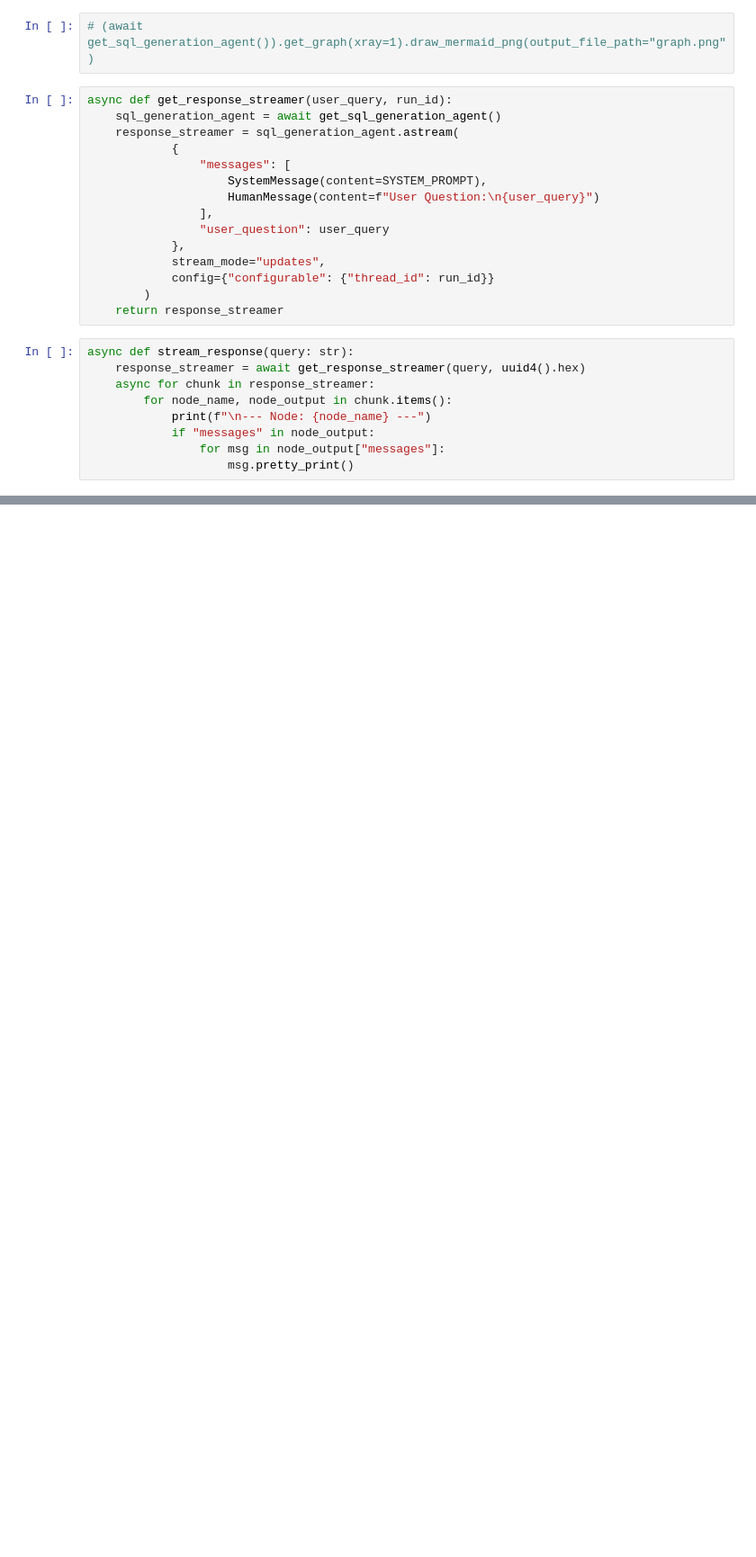
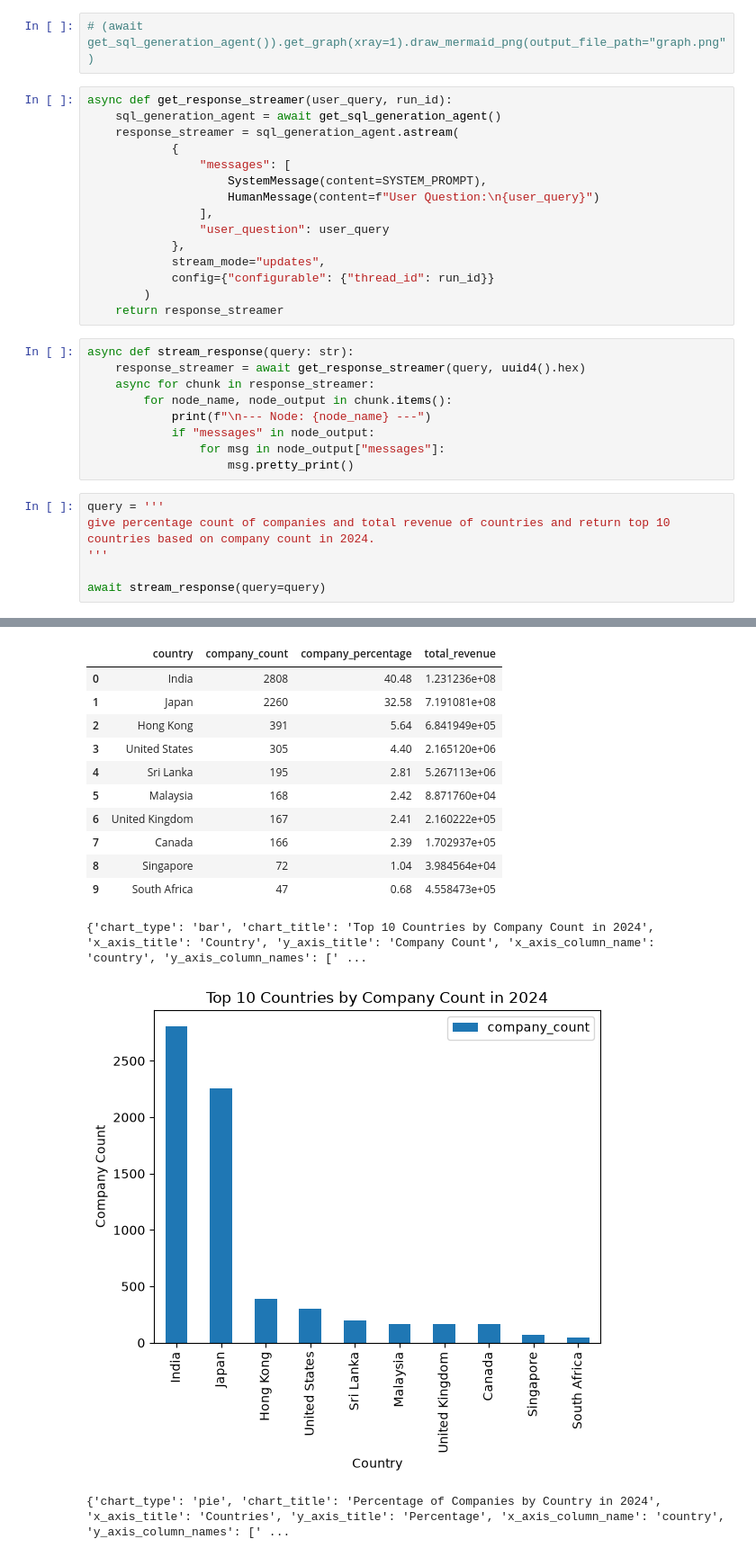
Before and after one commit to ksv-muralidhar/Agentic-AI, a Jupyter notebook: SQL_Agent/SQL_Agent_With_Charts.ipynb, the cells around one changed output, grey strips where cells are left out. Shown at 90% size. Drawn from its saved outputs; the diff is of its cells as text; blank space fills up the shorter version.

```diff
--- a/SQL_Agent/SQL_Agent_With_Charts.ipynb
+++ b/SQL_Agent/SQL_Agent_With_Charts.ipynb
@@ -649,3 +661,10 @@ async def stream_response(query: str):
             if "messages" in node_output:
                 for msg in node_output["messages"]:
                     msg.pretty_print()
+# %%
+query = '''
+give percentage count of companies and total revenue of countries and return top 10 countries based on company count in 2024.
+'''
+
+await stream_response(query=query)
+# %% [output]
@@ -651,0 +688,14 @@ async def stream_response(query: str):
+|  | country | company_count | company_percentage | total_revenue |
+| 0 | India | 2808 | 40.48 | 1.231236e+08 |
+| 1 | Japan | 2260 | 32.58 | 7.191081e+08 |
+| 2 | Hong Kong | 391 | 5.64 | 6.841949e+05 |
+| 3 | United States | 305 | 4.40 | 2.165120e+06 |
+| 4 | Sri Lanka | 195 | 2.81 | 5.267113e+06 |
+| 5 | Malaysia | 168 | 2.42 | 8.871760e+04 |
+| 6 | United Kingdom | 167 | 2.41 | 2.160222e+05 |
+| 7 | Canada | 166 | 2.39 | 1.702937e+05 |
+| 8 | Singapore | 72 | 1.04 | 3.984564e+04 |
+| 9 | South Africa | 47 | 0.68 | 4.558473e+05 |
+{'chart_type': 'bar', 'chart_title': 'Top 10 Countries by Company Count in 2024', 'x_axis_title': 'Country', 'y_axis_title': 'Company Count', 'x_axis_column_name': 'country', 'y_axis_column_names': [' ...
+[figure, added]
+{'chart_type': 'pie', 'chart_title': 'Percentage of Companies by Country in 2024', 'x_axis_title': 'Countries', 'y_axis_title': 'Percentage', 'x_axis_column_name': 'country', 'y_axis_column_names': [' ...
```
Also changed, not shown: parts of 9 cells of this notebook.
